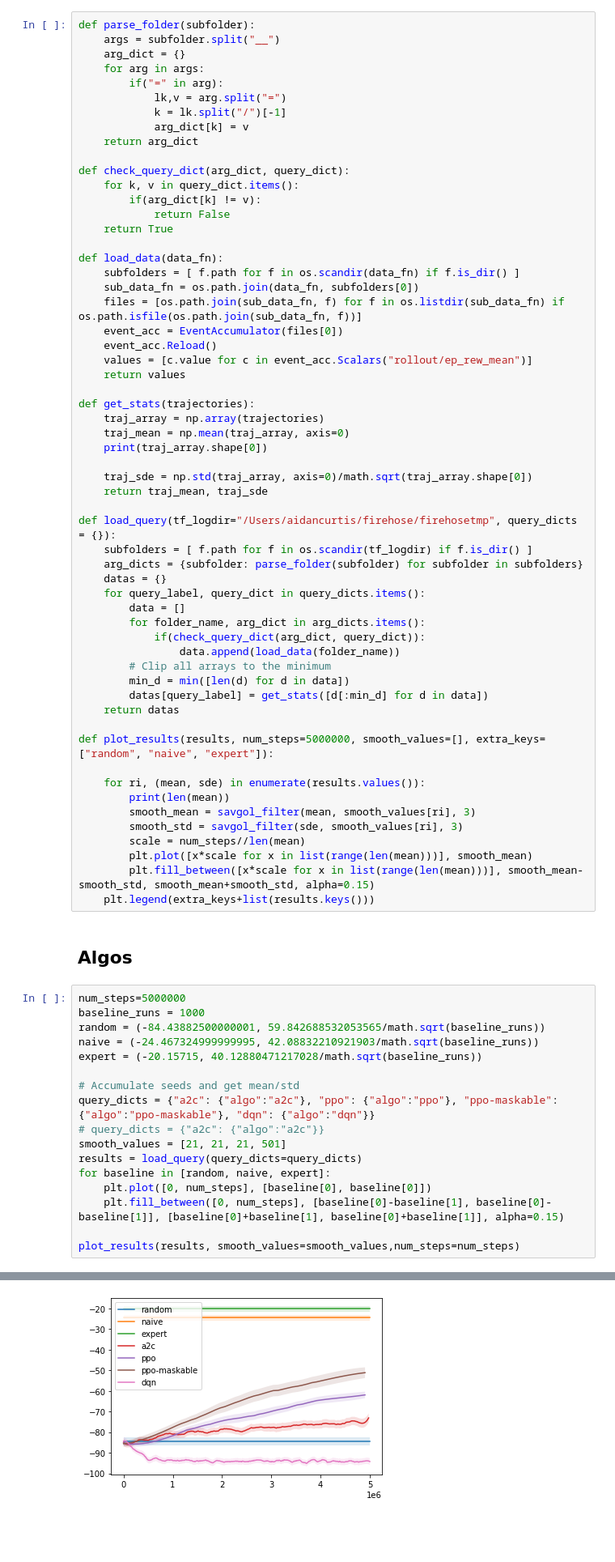
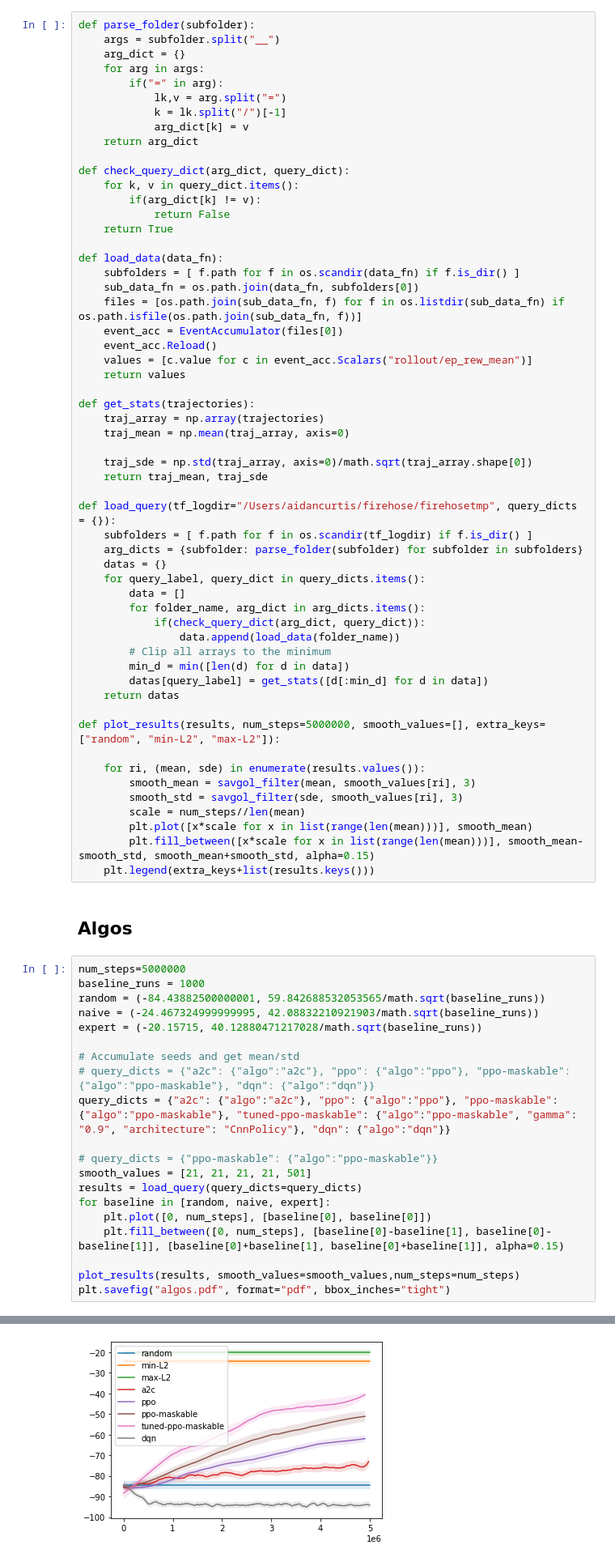
Before and after one commit to aidan-curtis/firehose, a Jupyter notebook: PlottingResults.ipynb, the cells around one changed output, grey strips where cells are left out. Shown: that part at 81% size. Drawn from its saved outputs; the diff is of its cells as text; blank space fills up the shorter version.

Commit message:
updated plotting

```diff
--- a/PlottingResults.ipynb
+++ b/PlottingResults.ipynb
@@ -35,7 +35,6 @@ def load_data(data_fn):
 def get_stats(trajectories):
     traj_array = np.array(trajectories)
     traj_mean = np.mean(traj_array, axis=0)
-    print(traj_array.shape[0])
 
     traj_sde = np.std(traj_array, axis=0)/math.sqrt(traj_array.shape[0])
     return traj_mean, traj_sde
@@ -54,10 +53,9 @@ def load_query(tf_logdir="/Users/aidancurtis/firehose/firehosetmp", query_dicts
         datas[query_label] = get_stats([d[:min_d] for d in data])
     return datas
 
-def plot_results(results, num_steps=5000000, smooth_values=[], extra_keys=["random", "naive", "expert"]):
+def plot_results(results, num_steps=5000000, smooth_values=[], extra_keys=["random", "min-L2", "max-L2"]):
 
     for ri, (mean, sde) in enumerate(results.values()):
-        print(len(mean))
         smooth_mean = savgol_filter(mean, smooth_values[ri], 3)
         smooth_std = savgol_filter(sde, smooth_values[ri], 3)
         scale = num_steps//len(mean)
@@ -74,13 +72,16 @@ naive = (-24.467324999999995, 42.08832210921903/math.sqrt(baseline_runs))
 expert = (-20.15715, 40.12880471217028/math.sqrt(baseline_runs))
 
 # Accumulate seeds and get mean/std
-query_dicts = {"a2c": {"algo":"a2c"}, "ppo": {"algo":"ppo"}, "ppo-maskable": {"algo":"ppo-maskable"}, "dqn": {"algo":"dqn"}}
-# query_dicts = {"a2c": {"algo":"a2c"}}
-smooth_values = [21, 21, 21, 501]
+# query_dicts = {"a2c": {"algo":"a2c"}, "ppo": {"algo":"ppo"}, "ppo-maskable": {"algo":"ppo-maskable"}, "dqn": {"algo":"dqn"}}
+query_dicts = {"a2c": {"algo":"a2c"}, "ppo": {"algo":"ppo"}, "ppo-maskable": {"algo":"ppo-maskable"}, "tuned-ppo-maskable": {"algo":"ppo-maskable", "gamma": "0.9", "architecture": "CnnPolicy"}, "dqn": {"algo":"dqn"}}
+
+# query_dicts = {"ppo-maskable": {"algo":"ppo-maskable"}}
+smooth_values = [21, 21, 21, 21, 501]
 results = load_query(query_dicts=query_dicts)
 for baseline in [random, naive, expert]:
     plt.plot([0, num_steps], [baseline[0], baseline[0]])
     plt.fill_between([0, num_steps], [baseline[0]-baseline[1], baseline[0]-baseline[1]], [baseline[0]+baseline[1], baseline[0]+baseline[1]], alpha=0.15)
 
 plot_results(results, smooth_values=smooth_values,num_steps=num_steps)
+plt.savefig("algos.pdf", format="pdf", bbox_inches="tight")
 # %% [output]
@@ -95,4 +88,4 @@ plot_results(results, smooth_values=smooth_values,num_steps=num_steps)
-[figure, old version]
+[figure, new version]
 # %% [markdown]
 ## Gammas
 # %%
```
Also changed, not shown: parts of 3 cells of this notebook, 20 other files.
